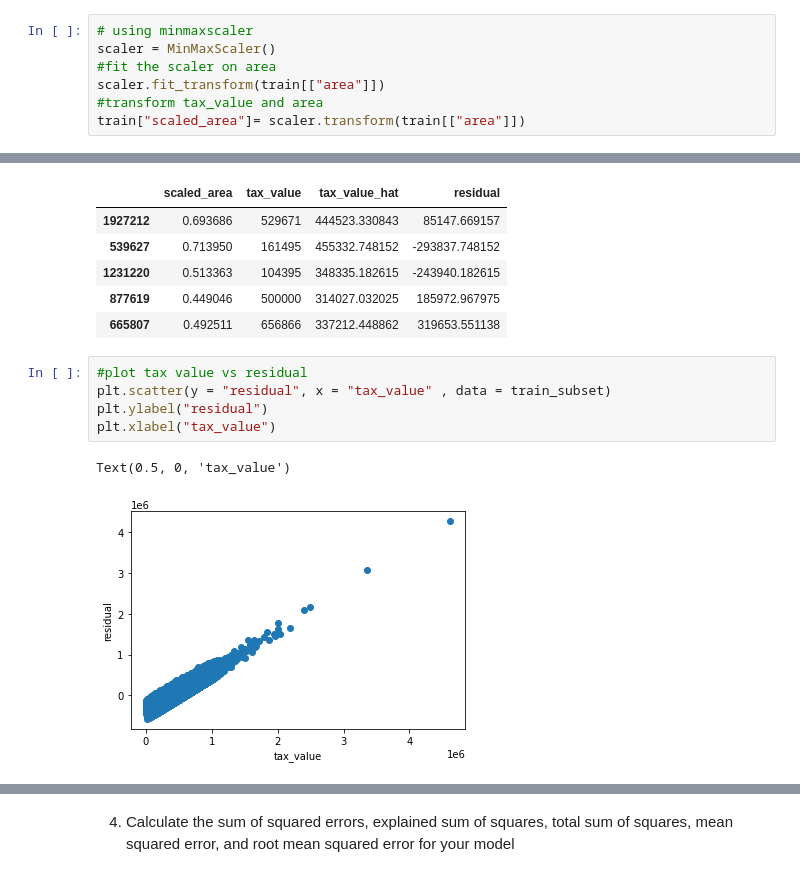
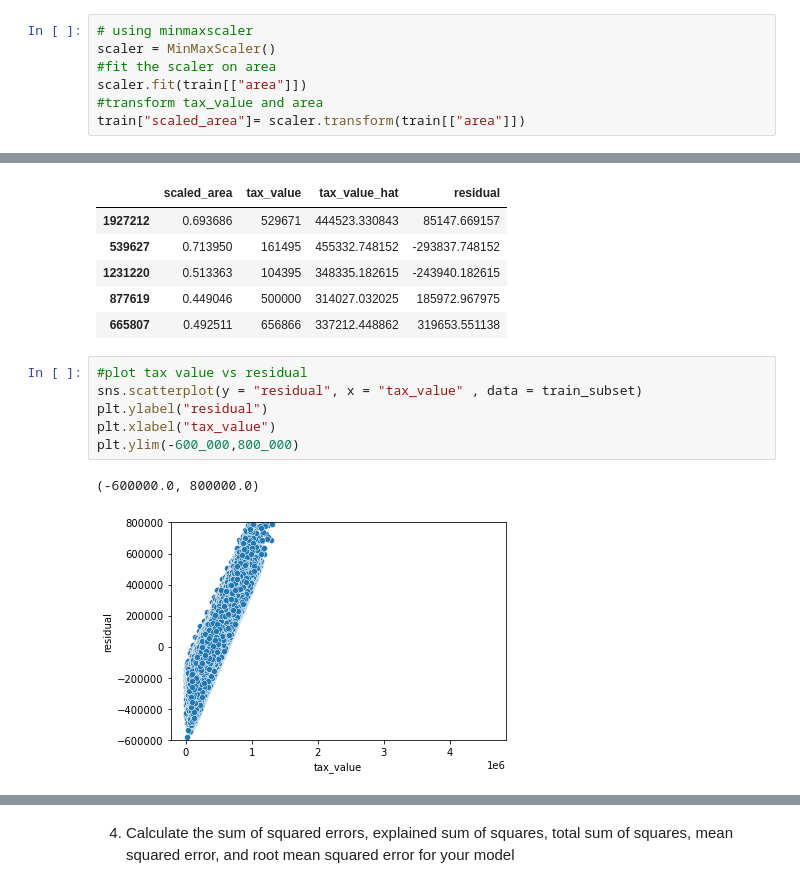
Before and after one commit to rajeshlamichhane04/regression-exercises, a Jupyter notebook: evaluate.ipynb, the cells around one changed output, grey strips where cells are left out. Cells and saved outputs as stored; diff of their text form.

```diff
--- a/evaluate.ipynb
+++ b/evaluate.ipynb
@@ -49,7 +49,7 @@ train.head()
 # using minmaxscaler
 scaler = MinMaxScaler()
 #fit the scaler on area
-scaler.fit_transform(train[["area"]])
+scaler.fit(train[["area"]])
 #transform tax_value and area
 train["scaled_area"]= scaler.transform(train[["area"]])
 # %%
@@ -94,9 +94,10 @@ train_subset.head()
 | 665807 | 0.492511 | 656866 | 337212.448862 | 319653.551138 |
 # %%
 #plot tax value vs residual
-plt.scatter(y = "residual", x = "tax_value" , data = train_subset)
+sns.scatterplot(y = "residual", x = "tax_value" , data = train_subset)
 plt.ylabel("residual")
 plt.xlabel("tax_value")
+plt.ylim(-600_000,800_000)
 # %% [output]
-Text(0.5, 0, 'tax_value')
+(-600000.0, 800000.0)
-[figure, old version]
+[figure, new version]
```
Also changed, not shown: parts of 18 cells of this notebook.
